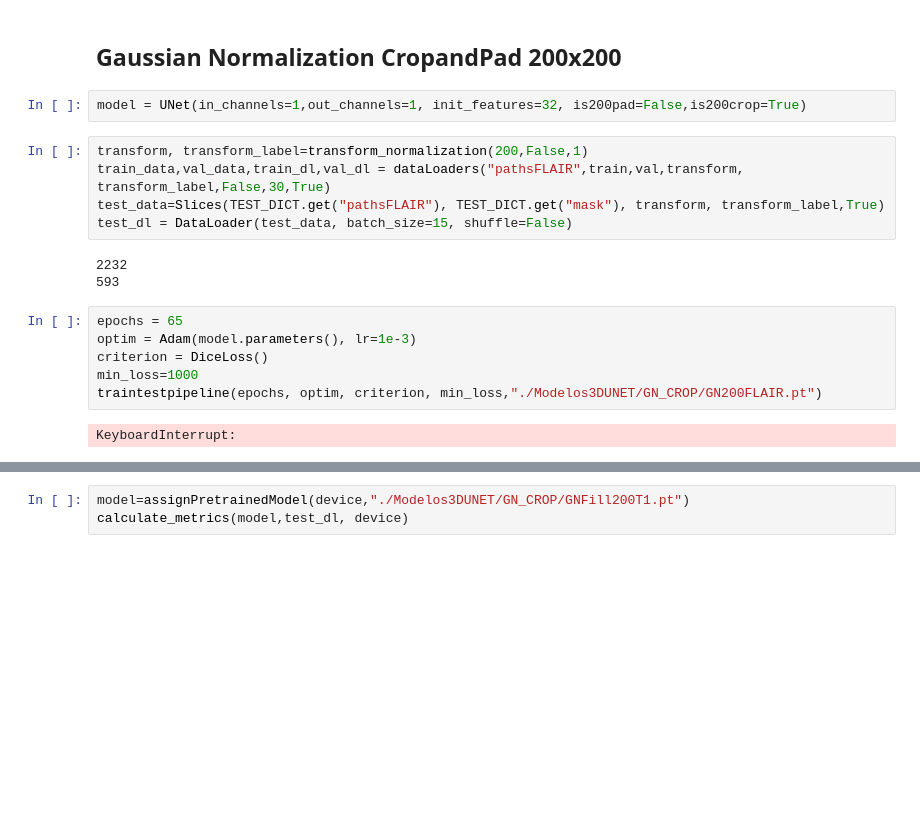
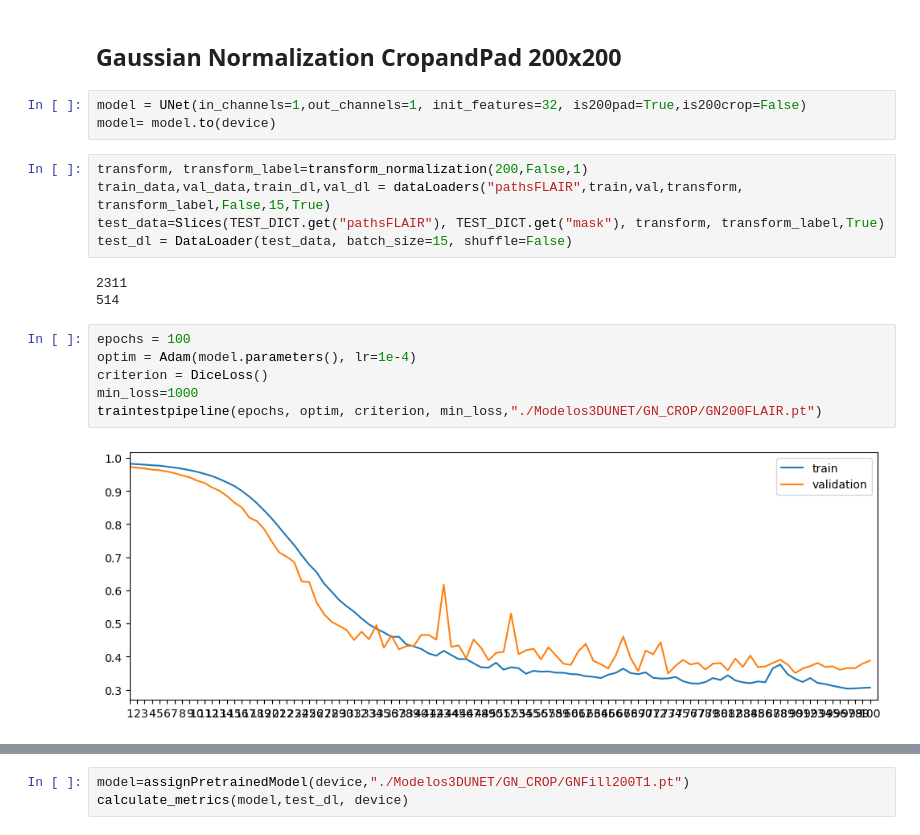
Before and after one commit to AinaT9/White-Matter-Hyperintensity-Segmentation, a Jupyter notebook: EntrenamientoUnet.ipynb, the cells around one changed output, grey strips where cells are left out. Cells and saved outputs as stored; diff of their text form; blank space fills up the shorter version.

```diff
--- a/EntrenamientoUnet.ipynb
+++ b/EntrenamientoUnet.ipynb
@@ -1381,23 +1400,24 @@ calculate_metrics(model,test_dl, device)
 # %% [markdown]
 ## Gaussian Normalization CropandPad 200x200
 # %%
-model = UNet(in_channels=1,out_channels=1, init_features=32, is200pad=False,is200crop=True)
+model = UNet(in_channels=1,out_channels=1, init_features=32, is200pad=True,is200crop=False)
+model= model.to(device)
 # %%
 transform, transform_label=transform_normalization(200,False,1)
-train_data,val_data,train_dl,val_dl = dataLoaders("pathsFLAIR",train,val,transform, transform_label,False,30,True)
+train_data,val_data,train_dl,val_dl = dataLoaders("pathsFLAIR",train,val,transform, transform_label,False,15,True)
 test_data=Slices(TEST_DICT.get("pathsFLAIR"), TEST_DICT.get("mask"), transform, transform_label,True)
 test_dl = DataLoader(test_data, batch_size=15, shuffle=False)
 # %% [output]
-2232
-593
+2311
+514
 # %%
-epochs = 65
-optim = Adam(model.parameters(), lr=1e-3)
+epochs = 100
+optim = Adam(model.parameters(), lr=1e-4)
 criterion = DiceLoss()
 min_loss=1000
 traintestpipeline(epochs, optim, criterion, min_loss,"./Modelos3DUNET/GN_CROP/GN200FLAIR.pt")
 # %% [output]
-KeyboardInterrupt:
+[figure, added]
 # %%
 model=assignPretrainedModel(device,"./Modelos3DUNET/GN_CROP/GN200FLAIR.pt")
 calculate_metrics(model,test_dl, device)
```
Also changed, not shown: parts of 24 cells of this notebook.
